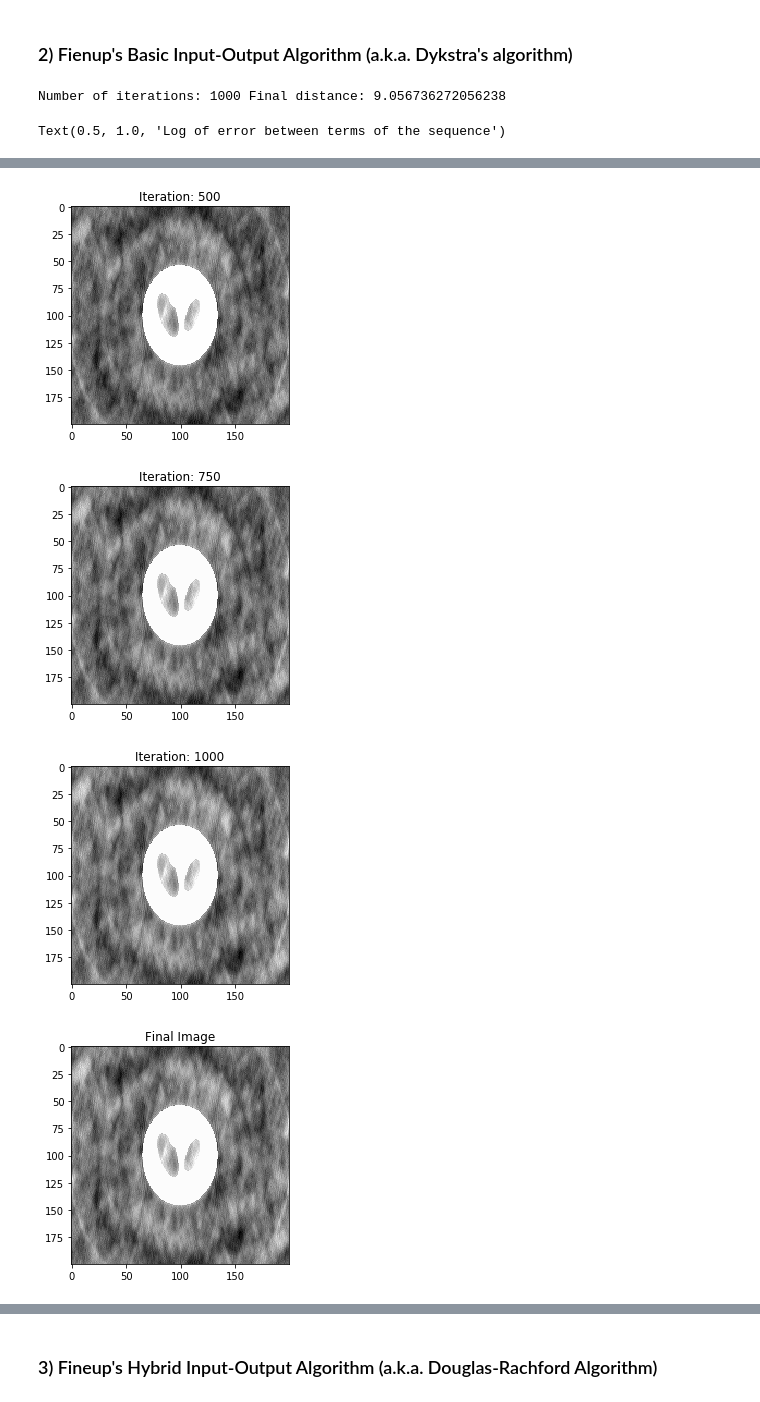
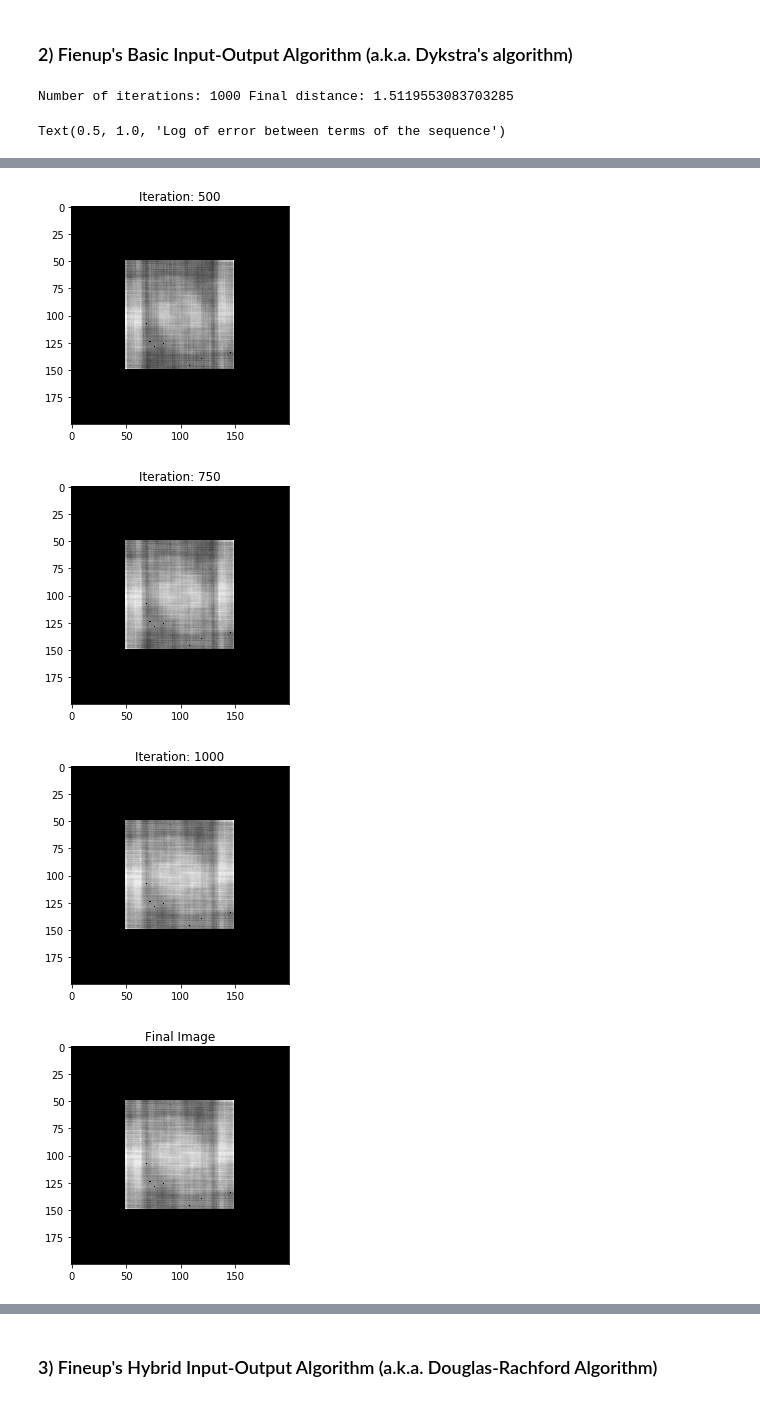
Before and after one commit to Netanyar/Phase-Retrieval, a Jupyter notebook: Problem generator + Phase Retrieval Algorithms.ipynb, the cells around one changed output, grey strips where cells are left out. Cells and saved outputs as stored; diff of their text form; code cells hidden in the pictures.

```diff
--- a/Problem generator + Phase Retrieval Algorithms.ipynb
+++ b/Problem generator + Phase Retrieval Algorithms.ipynb
@@ -27,8 +27,8 @@ def showHeat(x, title):
 # variables
 bordersize = 50
 imagedim = (100,100)
-filename = "shepplogan.png"
-#filename = "starrynight.jpg"
+#filename = "shepplogan.png"
+filename = "starrynight.jpg"
 # %%
 # Read image and create another to match provided requirements
 img = Image.open(filename).resize(imagedim).convert('L')
@@ -164,26 +165,31 @@ cnt = 0
 dist = 1e12
 finalX = []
 err = []
-x = initialPoint()
+an = initialPoint()
+qn = 0
+pn = 0
+
+#Closed convex set A = convex object constraint, B = fourier domain constraint, so PA = proj_c2, PB = proj_c1
 while(stop_cond1(cnt)):
     #print(dist)
     #print(cnt)
-    xinit = x
-    PmX = proj_c1(x)
-    x = proj_c2(PmX) + x - PmX
-    #x = real_nn(x)
-    dist = np.linalg.norm(x-xinit)
+    ainit = an
+    bn = proj_c1(an + qn)
+    qn = an + qn - bn
+    an = proj_c2(bn + pn)
+    pn = bn + pn - an
+    dist = np.linalg.norm(an-ainit)
     err.append(dist)
     cnt += 1
     if(cnt%displayperiod == 0):
-        showImage(x, "Iteration: " + str(cnt))
+        showImage(proj_c2(an), "Iteration: " + str(cnt))
     if(cnt >= averageover):
-        finalX.append(x)
+        finalX.append(proj_c2(an))
 average= np.mean(finalX,axis=0)
-showImage(x, "Final Image")
+showImage(proj_c2(an), "Final Image")
 showImage(average, "Averaged final image")
 showImage(img, "Desired Image")
-showHeat(np.fft.fftshift(np.log(np.abs(np.fft.fft2(x)))),"Final Image Fourier Transform Modulus (shifted)")
+showHeat(np.fft.fftshift(np.log(np.abs(np.fft.fft2(proj_c2(an))))),"Final Image Fourier Transform Modulus (shifted)")
 showHeat(np.fft.fftshift(np.log(np.abs(np.fft.fft2(average)))),"Averaged Final Image Fourier Transform Modulus (shifted)")
 showHeat(np.fft.fftshift(np.log(np.abs(np.fft.fft2(img)))),"Desired Image Fourier Transform Modulus (shifted)")
 print("Number of iterations:", cnt, "Final distance:", dist)
@@ -191,5 +197,5 @@ plt.figure()
 plt.plot(np.log(err))
 plt.title("Log of error between terms of the sequence")
 # %% [output]
-Number of iterations: 1000 Final distance: 9.056736272056238
+Number of iterations: 1000 Final distance: 1.5119553083703285
 Text(0.5, 1.0, 'Log of error between terms of the sequence')
@@ -198,4 +204,4 @@ Text(0.5, 1.0, 'Log of error between terms of the sequence')
-[figure, old version]
+[figure, new version]
-[figure, old version]
+[figure, new version]
-[figure, old version]
+[figure, new version]
-[figure, old version]
+[figure, new version]
```
Also changed, not shown: parts of 6 cells of this notebook.
